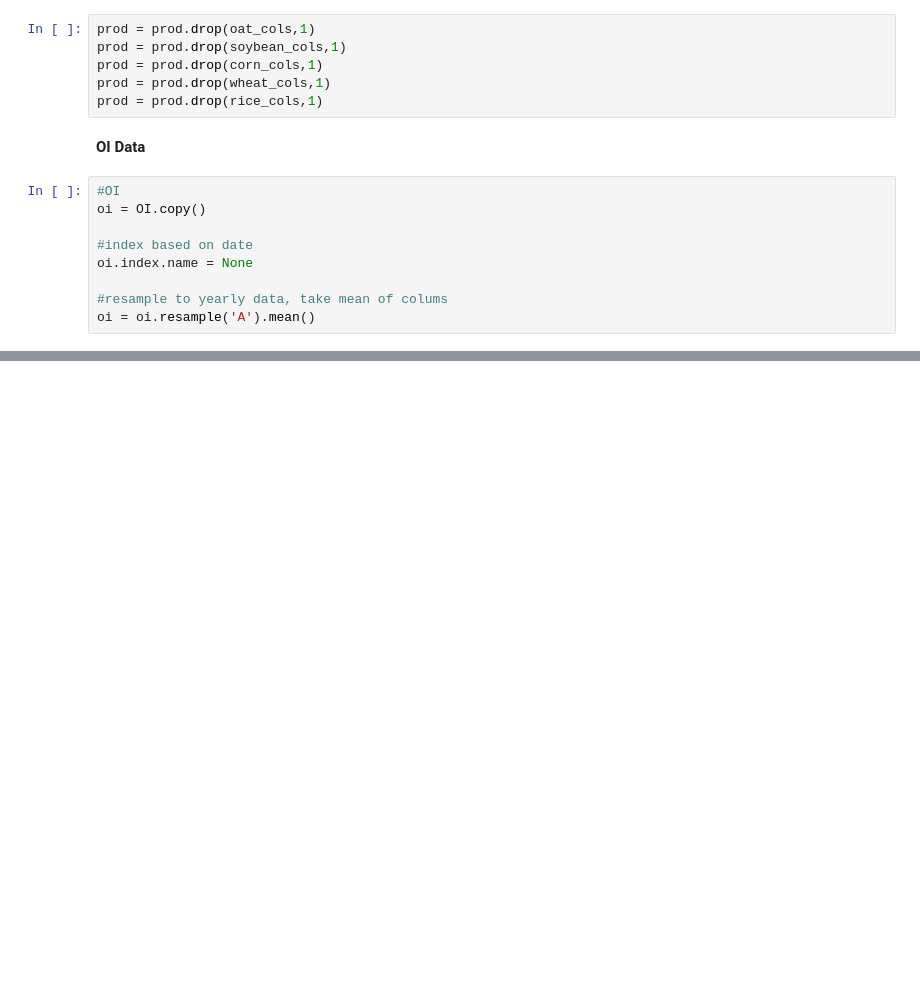
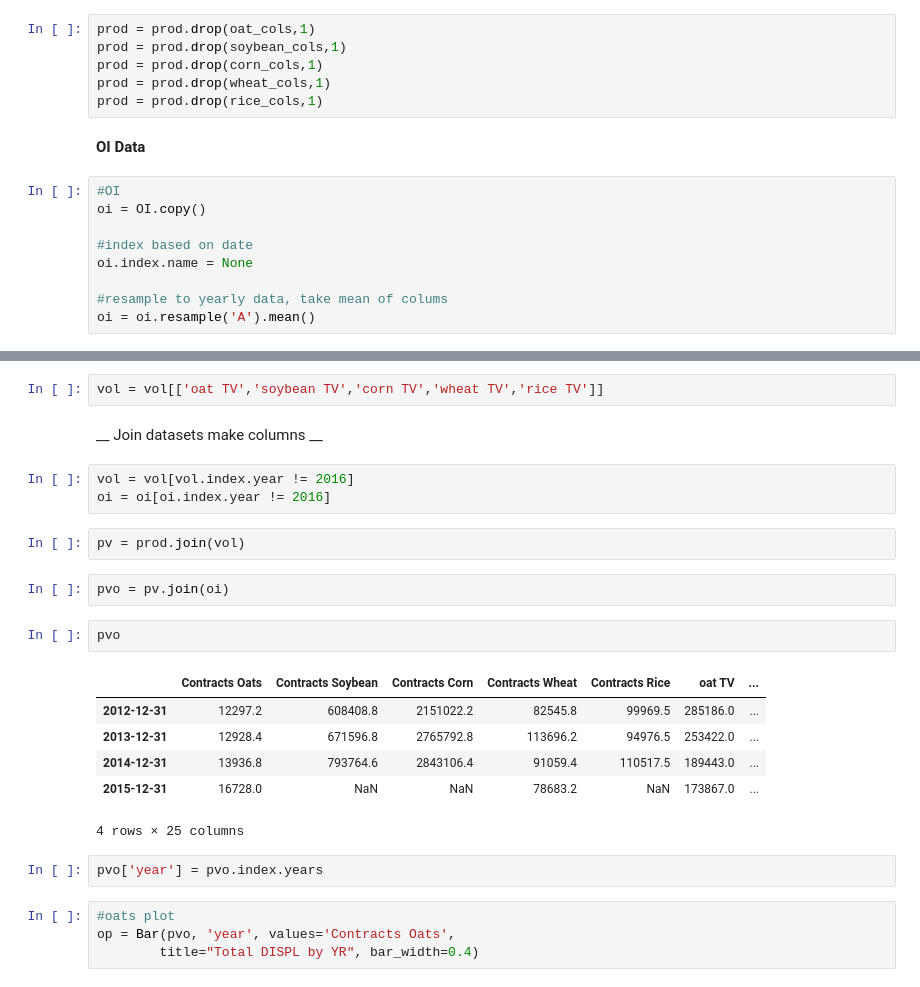
Before and after one commit to brudder003/AgResearch, a Jupyter notebook: AgResearch1.ipynb, the cells around one changed output, grey strips where cells are left out. Cells and saved outputs as stored; diff of their text form; blank space fills up the shorter version.

```diff
--- a/AgResearch1.ipynb
+++ b/AgResearch1.ipynb
@@ -154,0 +221,26 @@ oi = oi.resample('A').mean()
+# %%
+vol = vol[['oat TV','soybean TV','corn TV','wheat TV','rice TV']]
+# %% [markdown]
+__ Join datasets make columns __
+# %%
+vol = vol[vol.index.year != 2016]
+oi = oi[oi.index.year != 2016]
+# %%
+pv = prod.join(vol)
+# %%
+pvo = pv.join(oi)
+# %%
+pvo
+# %% [output]
+|  | Contracts Oats | Contracts Soybean | Contracts Corn | Contracts Wheat | Contracts Rice | oat TV | ... |
+| 2012-12-31 | 12297.2 | 608408.8 | 2151022.2 | 82545.8 | 99969.5 | 285186.0 | ... |
+| 2013-12-31 | 12928.4 | 671596.8 | 2765792.8 | 113696.2 | 94976.5 | 253422.0 | ... |
+| 2014-12-31 | 13936.8 | 793764.6 | 2843106.4 | 91059.4 | 110517.5 | 189443.0 | ... |
+| 2015-12-31 | 16728.0 | NaN | NaN | 78683.2 | NaN | 173867.0 | ... |
+4 rows × 25 columns
+# %%
+pvo['year'] = pvo.index.years
+# %%
+#oats plot
+op = Bar(pvo, 'year', values='Contracts Oats',
+        title="Total DISPL by YR", bar_width=0.4)
```
Also changed, not shown: parts of 10 cells of this notebook.
